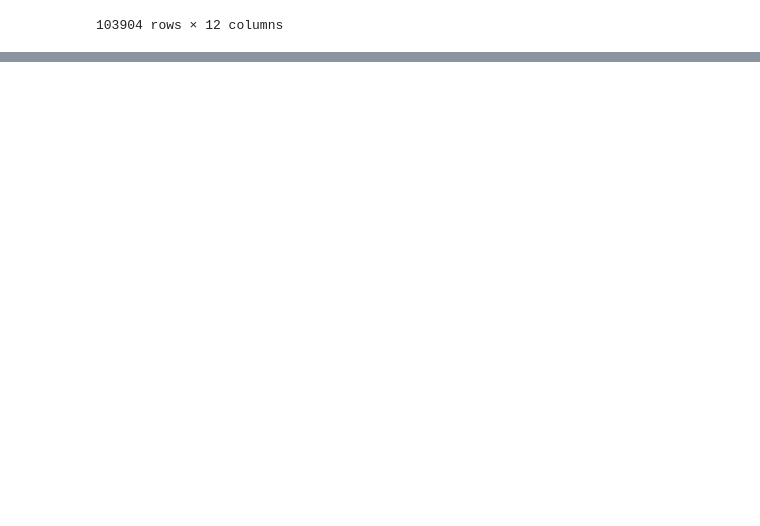
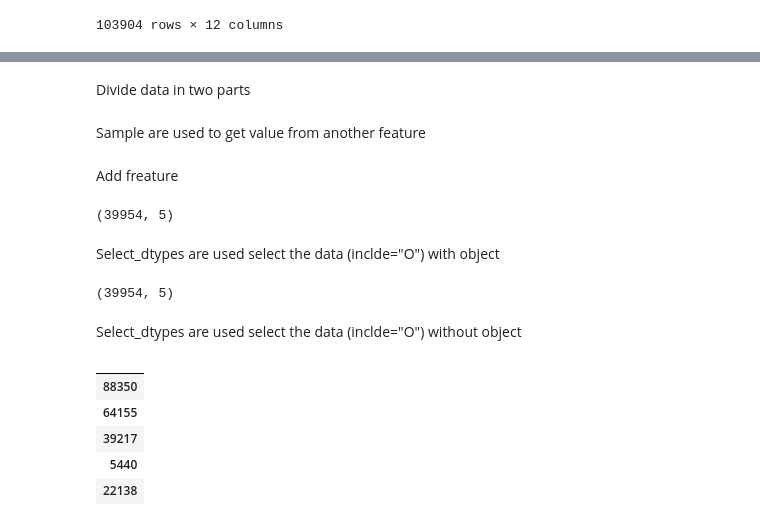
Before and after one commit to Govind-kumawat2002/Python_Library, a Jupyter notebook: Machine_learning/decsion_tree.ipynb, the cells around one changed output, grey strips where cells are left out. Cells and saved outputs as stored; diff of their text form; code cells hidden in the pictures; blank space fills up the shorter version.

```diff
--- a/Machine_learning/decsion_tree.ipynb
+++ b/Machine_learning/decsion_tree.ipynb
@@ -28,0 +95,3 @@ df
+# %%
+cat_col = df.select_dtypes(include='O')
+cat_col.head()
@@ -28,0 +105,8 @@ df
+# %% [markdown]
+Divide data in two parts
+# %%
+
+loyal_customer =cat_col[cat_col['Customer Type']=='Loyal Customer']
+disloyal_Customer =cat_col[cat_col['Customer Type']=='disloyal Customer']
+# %% [markdown]
+Sample are used to get value from another feature
@@ -28,0 +115,28 @@ df
+# %% [markdown]
+Add freature
+# %%
+balance_df = pd.concat([loyal_cust,disloyal_Customer],axis=0) #
+balance_df.head()
+balance_df.shape
+# %% [output]
+(39954, 5)
+# %% [markdown]
+Select_dtypes are used select the data (inclde="O") with object
+# %%
+cat_col = balance_df.select_dtypes(include='O')
+cat_col.head()
+cat_col.shape
+# %% [output]
+(39954, 5)
+# %% [markdown]
+Select_dtypes are used select the data (inclde="O") without object
+# %%
+num_value = balance_df.select_dtypes(exclude='O')
+num_value.head()
+# %% [output]
+|  |
+| 88350 |
+| 64155 |
+| 39217 |
+| 5440 |
+| 22138 |
```
Also changed, not shown: parts of 16 cells of this notebook, 1 other file.
